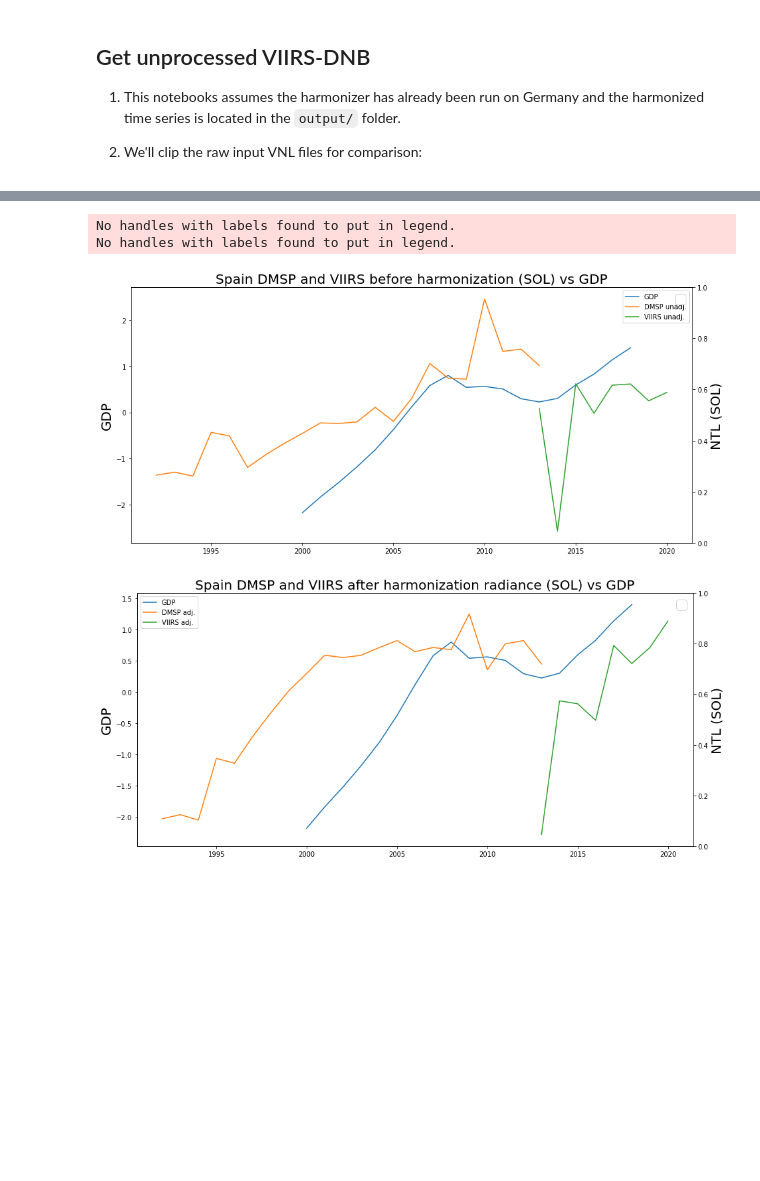
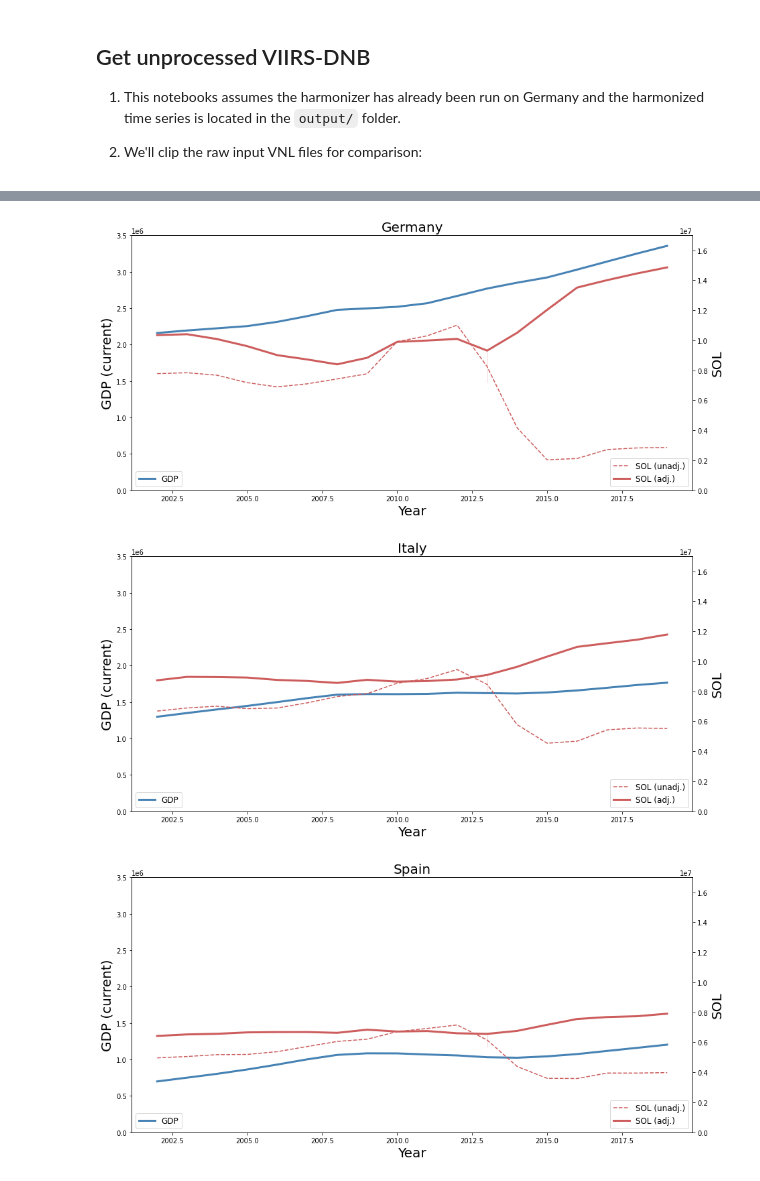
Before and after one commit to worldbank/NTL_Harmonizer, a Jupyter notebook: notebooks/EU_NUTS3_GDP_vs_NTL_analysis.ipynb, the cells around one changed output, grey strips where cells are left out. Drawn from its saved outputs; the diff is of its cells as text; code cells hidden in the pictures; blank space fills up the shorter version.

```diff
--- a/notebooks/EU_NUTS3_GDP_vs_NTL_analysis.ipynb
+++ b/notebooks/EU_NUTS3_GDP_vs_NTL_analysis.ipynb
@@ -63,7 +64,7 @@ roipathes = Path(ROOT, "roifiles/gadm36_ESP_shp/gadm36_ESP_0.shp")
 # crop_raw(DMSP_IN, VIIRS_IN, DMSP_RAWFR, VIIRS_RAWFR, roipathfr)
 # crop_raw(DMSP_IN, VIIRS_IN, DMSP_RAWES, VIIRS_RAWES, roipathes)
 # %%
-# de_ntl = extract_time_series(DMSP_RAWDE, VIIRS_RAWDE, OUTPUTDE, 1, 1)
-# it_ntl = extract_time_series(DMSP_RAWIT, VIIRS_RAWIT, OUTPUTIT, 1, 1)
-# fr_ntl = extract_time_series(DMSP_RAWFR, VIIRS_RAWFR, OUTPUTFR, 1, 1)
-# es_ntl = extract_time_series(DMSP_RAWES, VIIRS_RAWES, OUTPUTES, 1, 1)
+de_ntl = extract_time_series("DE",DMSP_RAWDE, VIIRS_RAWDE, OUTPUTDE, 1, 1)
+it_ntl = extract_time_series("IT",DMSP_RAWIT, VIIRS_RAWIT, OUTPUTIT, 1, 1)
+# fr_ntl = extract_time_series("FR",DMSP_RAWFR, VIIRS_RAWFR, OUTPUTFR, 1, 1)
+es_ntl = extract_time_series("ES",DMSP_RAWES, VIIRS_RAWES, OUTPUTES, 1, 1)
@@ -156,23 +71,25 @@ def compare_normalized_ts(countrygdp, ntls, yrs, labels, ntl_ylabel, title):
-# %%
-countrygdp = es_gdp
-out = es_ntl
-
-compare_normalized_ts(countrygdp,
-                      [out['DMSP_unadj_sol'], out['VIIRS_unadj_sol']],
-                      [out['DMSP_yrs'], out['VIIRS_yrs']],
-                      ['DMSP unadj.', 'VIIRS unadj.'],
-                     "NTL (SOL)",
-                     "Spain DMSP and VIIRS before harmonization (SOL) vs GDP")
-
-
-compare_normalized_ts(countrygdp,
-                      [out['DMSP_adj_sol'], out['VIIRS_adj_sol']],
-                      [out['DMSP_yrs'], out['VIIRS_yrs']],
-                      ['DMSP adj.', 'VIIRS adj.'],
-                     "NTL (SOL)",
-                     "Spain DMSP and VIIRS after harmonization radiance (SOL) vs GDP")
-# %% [output]
-No handles with labels found to put in legend.
-No handles with labels found to put in legend.
-[figure, removed]
-[figure, removed]
+# %%
+gdp = load_gdp(GDPFPATH)
+gdf = gpd.read_file(GEOMPATH)
+# %%
+de_gdp, de_geoms = get_country_data("DE",gdp, gdf, de_ntl)
+it_gdp, it_geoms = get_country_data("IT",gdp, gdf, it_ntl)
+# fr_gdp, fr_geoms = get_country_data("FR",gdp, gdf, fr_ntl)
+es_gdp, es_geoms = get_country_data("ES",gdp, gdf, es_ntl)
+# %%
+def all_ts(dfs, ntl_un, ntladj, ntl_unlab, ntladjlab, ylabel, titles, gdpcol="GDP"):
+    for df,title in zip(dfs, titles):
+        df = df.rolling(3).mean()
+        compare_ts_plot(df, gdpcol, ntl_un, ntladj, ntl_unlab, ntladjlab, ylabel, title)
+
+def all_scatter(dfs, ntl_un, ntladj, titles, gdpcol="GDP"):
+    for df,title in zip(dfs, titles):
+        df = df.rolling(3).mean()
+        compare_scatter(df, gdpcol, ntl_un, ntladj, title)
+# %%
+all_ts([de_gdp, it_gdp, es_gdp], "unadj_sol", "adj_sol", "SOL (unadj.)", "SOL (adj.)",
+           "SOL", ["Germany","Italy","Spain"])
+# %% [output]
+[figure, added]
+[figure, added]
+[figure, added]
```
Also changed, not shown: parts of 13 cells of this notebook, 1 other file.
